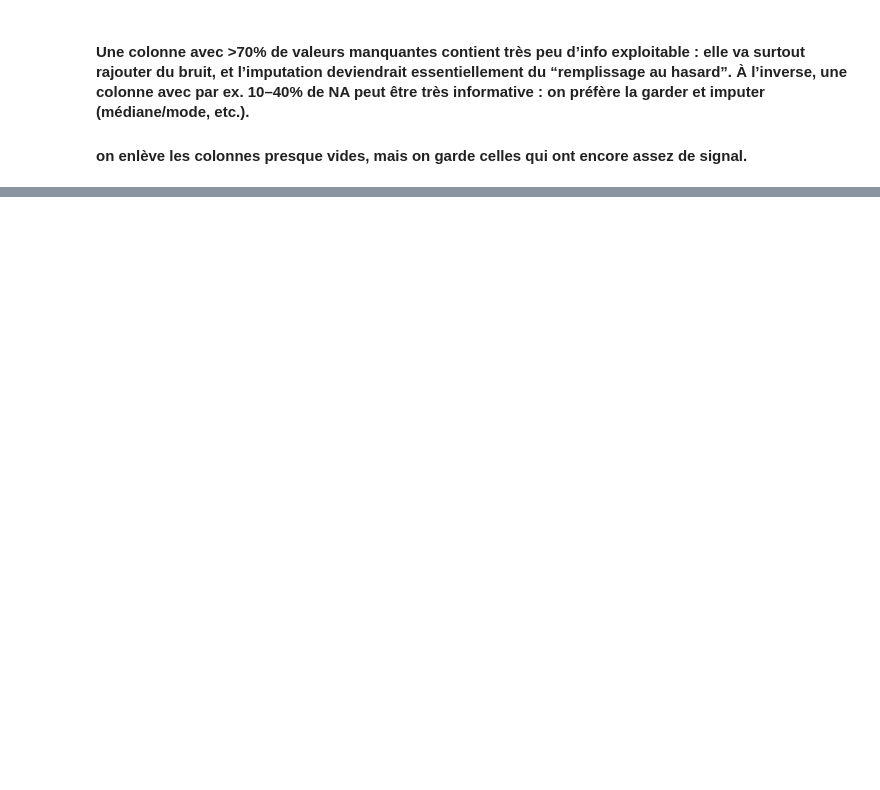
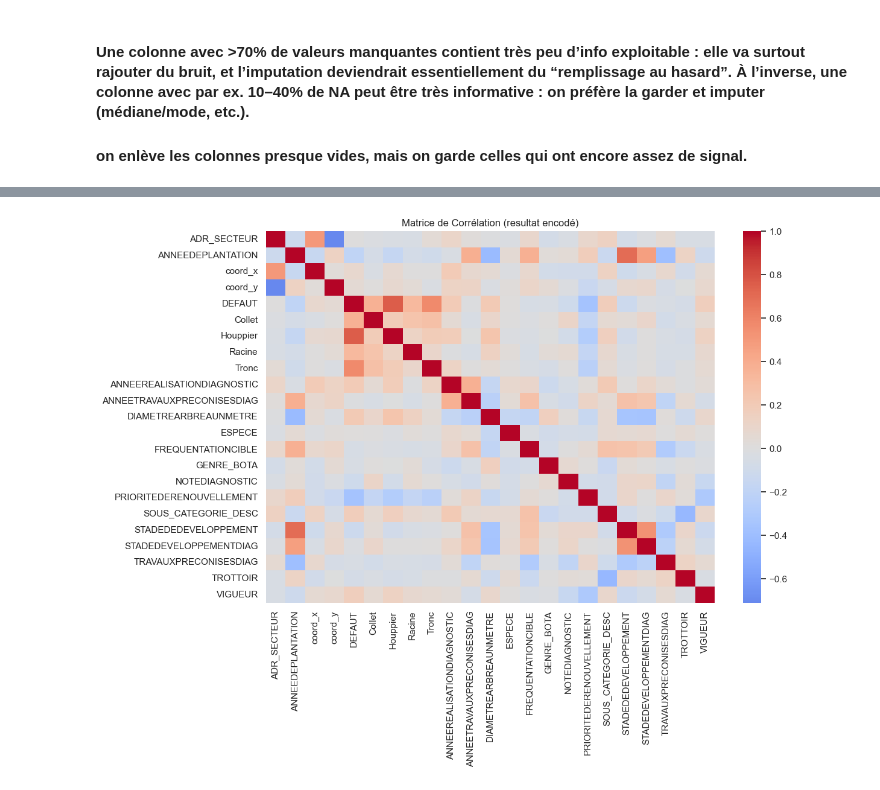
Before and after one commit to mohoualiamrouni/FDEC_Project, a Jupyter notebook: FDEC_notebook.ipynb, the cells around one changed output, grey strips where cells are left out. Cells and saved outputs as stored; diff of their text form; code cells hidden in the pictures; blank space fills up the shorter version.

Commit message:
eda: exploratory imputation + encoding for correlation analysis

```diff
--- a/FDEC_notebook.ipynb
+++ b/FDEC_notebook.ipynb
@@ -165,3 +165,16 @@ Shape après suppression >70% NA: (15375, 23)
 #### Une colonne avec >70% de valeurs manquantes contient très peu d’info exploitable : elle va surtout rajouter du bruit, et l’imputation deviendrait essentiellement du “remplissage au hasard”. À l’inverse, une colonne avec par ex. 10–40% de NA peut être très informative : on préfère la garder et imputer (médiane/mode, etc.).
 
 #### on enlève les colonnes presque vides, mais on garde celles qui ont encore assez de signal.
+# %%
+#  Imputation "exploratoire" (pour EDA seulement)
+
+data_numerique = data_new.select_dtypes(include='number')
+data_catégorielles = data_new.select_dtypes(include='object')
+
+data_numerique = data_numerique.apply(lambda col: col.fillna(col.mean()), axis=0)
+
+if len(data_catégorielles.columns) > 0:
+    data_catégorielles = data_catégorielles.fillna(data_catégorielles.mode().iloc[0])
+
+print("NA numériques:", data_numerique.isnull().sum().sum())
+print("NA catégorielles:", data_catégorielles.isnull().sum().sum() if len(data_catégorielles.columns) else 0)
@@ -167,0 +184,12 @@ Shape après suppression >70% NA: (15375, 23)
+# %%
+# Label Encoding (comme ton notebook) - pour EDA / corr seulement
+
+from sklearn.preprocessing import LabelEncoder
+label_encoder = LabelEncoder()
+
+for col in data_catégorielles.columns:
+    data_catégorielles[col] = label_encoder.fit_transform(data_catégorielles[col].astype(str))
+
+resultat = pd.concat([data_numerique, data_catégorielles], axis=1)
+print("Shape resultat:", resultat.shape)
+display(resultat.head())
@@ -167,0 +205,11 @@ Shape après suppression >70% NA: (15375, 23)
+# %%
+# Cellule 10 — Matrice corr
+
+matrice_corr2 = resultat.corr(numeric_only=True)
+
+plt.figure(figsize=(12, 8))
+sns.heatmap(matrice_corr2, cmap='coolwarm', center=0)
+plt.title("Matrice de Corrélation (resultat encodé)")
+plt.show()
+# %% [output]
+[figure, added]
```
Also changed, not shown: parts of 2 cells of this notebook.
